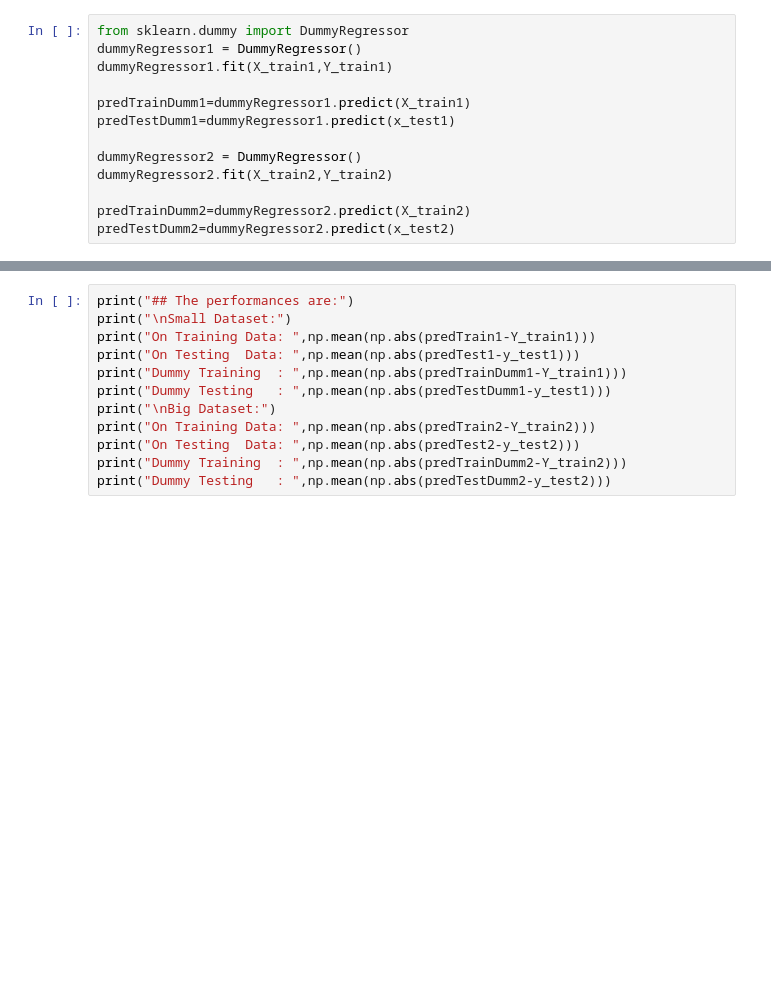
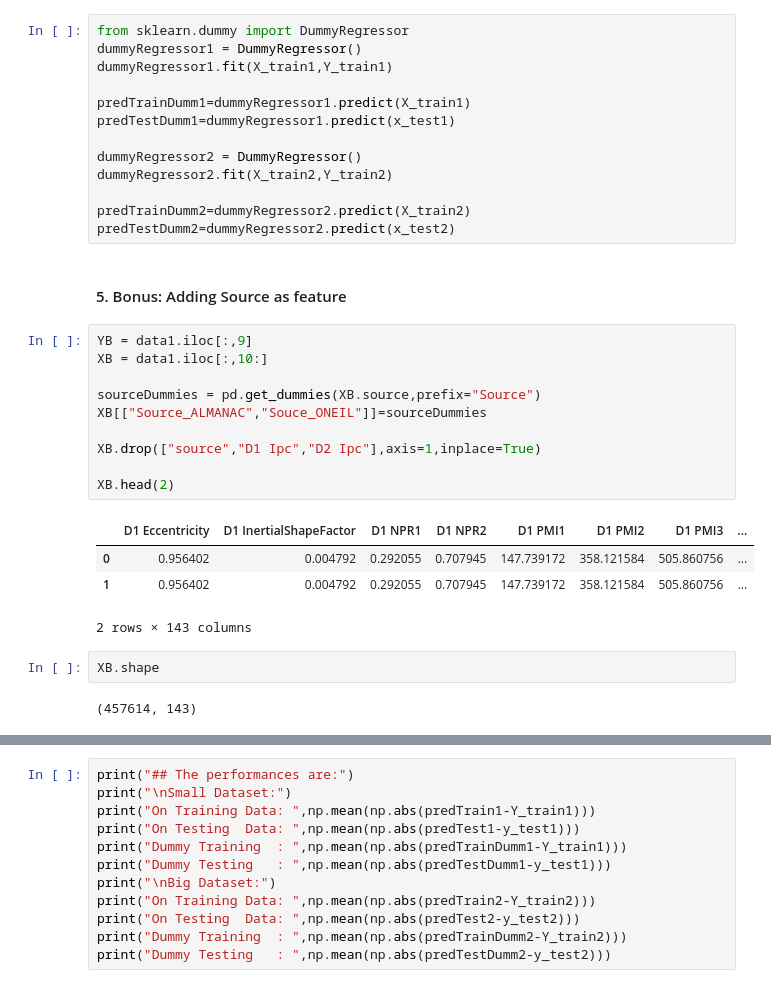
Before and after one commit to stefanhuber1510/marbleProject, a Jupyter notebook: scoring/secondScoringTest.ipynb, the cells around one changed output, grey strips where cells are left out. Saved outputs shown, nothing was run; the diff lists cells and outputs as text; blank space fills up the shorter version.

Commit message:
added bigger regressor with dummy for source

```diff
--- a/scoring/secondScoringTest.ipynb
+++ b/scoring/secondScoringTest.ipynb
@@ -394,3 +394,24 @@ dummyRegressor2.fit(X_train2,Y_train2)
 
 predTrainDumm2=dummyRegressor2.predict(X_train2)
 predTestDumm2=dummyRegressor2.predict(x_test2)
+# %% [markdown]
+#### 5. Bonus: Adding Source as feature
+# %%
+YB = data1.iloc[:,9]
+XB = data1.iloc[:,10:]
+
+sourceDummies = pd.get_dummies(XB.source,prefix="Source")
+XB[["Source_ALMANAC","Souce_ONEIL"]]=sourceDummies
+
+XB.drop(["source","D1 Ipc","D2 Ipc"],axis=1,inplace=True)
+
+XB.head(2)
+# %% [output]
+|  | D1 Eccentricity | D1 InertialShapeFactor | D1 NPR1 | D1 NPR2 | D1 PMI1 | D1 PMI2 | D1 PMI3 | ... |
+| 0 | 0.956402 | 0.004792 | 0.292055 | 0.707945 | 147.739172 | 358.121584 | 505.860756 | ... |
+| 1 | 0.956402 | 0.004792 | 0.292055 | 0.707945 | 147.739172 | 358.121584 | 505.860756 | ... |
+2 rows × 143 columns
+# %%
+XB.shape
+# %% [output]
+(457614, 143)
```
Also changed, not shown: parts of 2 cells of this notebook.
